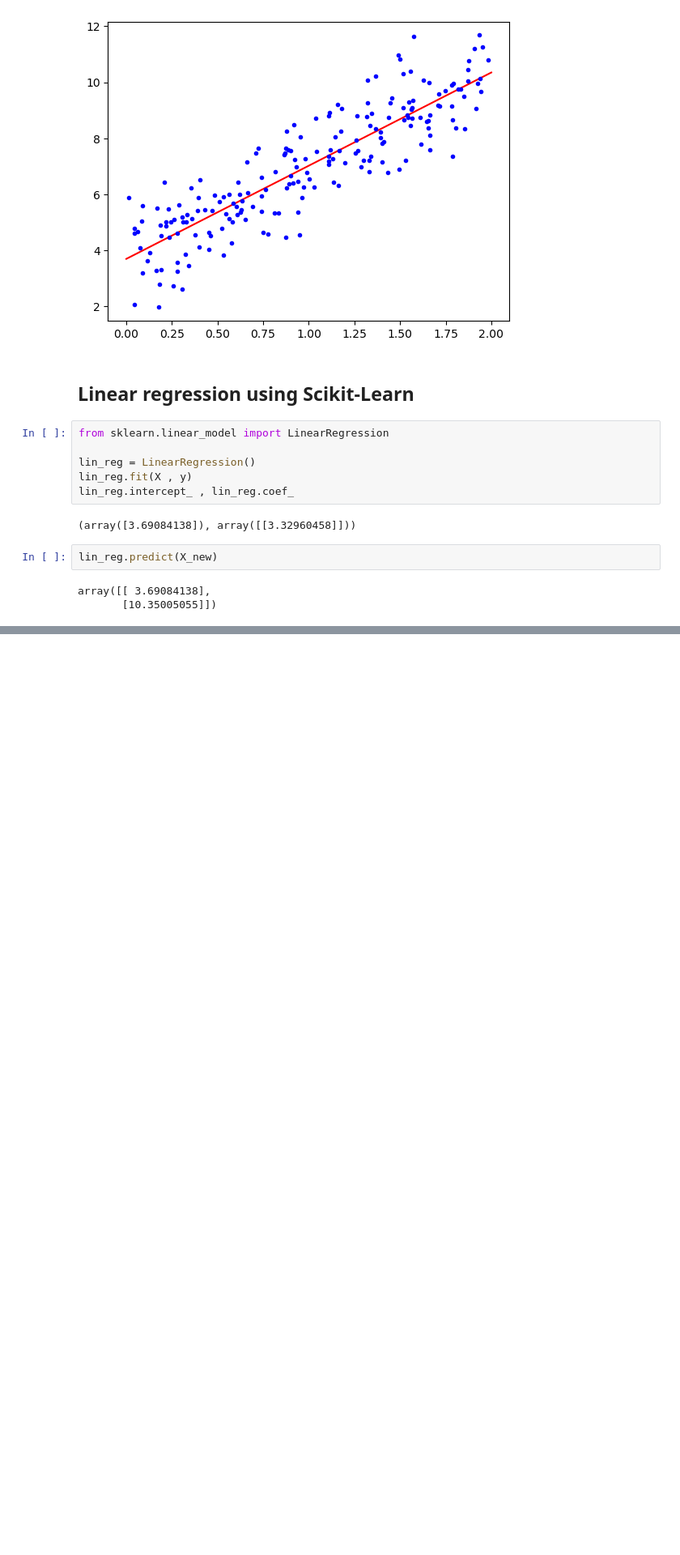
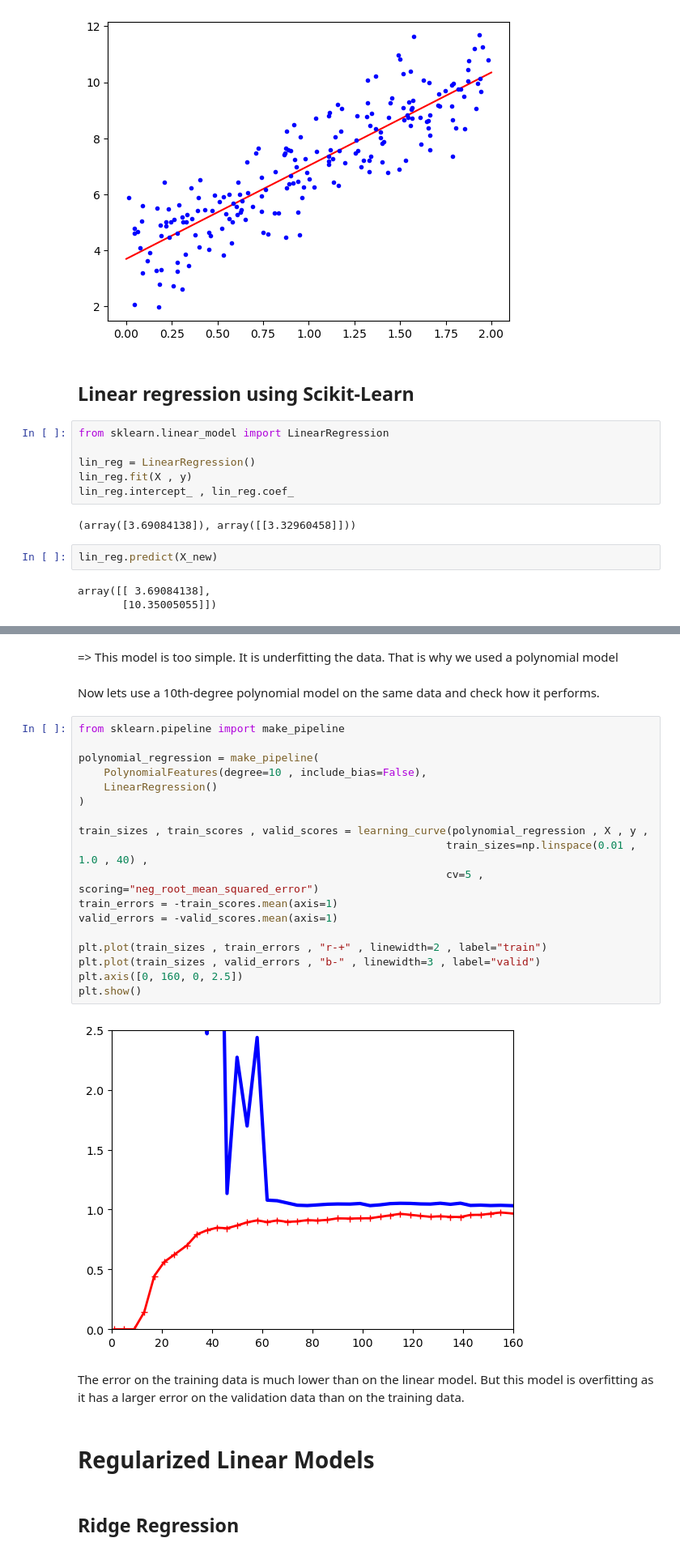
Before and after one commit to vitech-source/Hands-on_ML, a Jupyter notebook: 04_training_models.ipynb, the cells around one changed output, grey strips where cells are left out. Shown at 81% size. Drawn from its saved outputs; the diff is of its cells as text; blank space fills up the shorter version.

```diff
--- a/04_training_models.ipynb
+++ b/04_training_models.ipynb
@@ -68,0 +192,30 @@ array([[ 3.69084138],
+# %% [markdown]
+=> This model is too simple. It is underfitting the data. That is why we used a polynomial model
+# %% [markdown]
+Now lets use a 10th-degree polynomial model on the same data and check how it performs.
+# %%
+from sklearn.pipeline import make_pipeline
+
+polynomial_regression = make_pipeline(
+    PolynomialFeatures(degree=10 , include_bias=False),
+    LinearRegression()
+)
+
+train_sizes , train_scores , valid_scores = learning_curve(polynomial_regression , X , y ,
+                                                          train_sizes=np.linspace(0.01 , 1.0 , 40) ,
+                                                          cv=5 , scoring="neg_root_mean_squared_error")
+train_errors = -train_scores.mean(axis=1)
+valid_errors = -valid_scores.mean(axis=1)
+
+plt.plot(train_sizes , train_errors , "r-+" , linewidth=2 , label="train")
+plt.plot(train_sizes , valid_errors , "b-" , linewidth=3 , label="valid")
+plt.axis([0, 160, 0, 2.5])
+plt.show()
+# %% [output]
+[figure, added]
+# %% [markdown]
+The error on the training data is much lower than on the linear model. But this model is overfitting as it has a larger error on the validation data than on the training data.
+# %% [markdown]
+# Regularized Linear Models
+# %% [markdown]
+## Ridge Regression
```
Also changed, not shown: parts of 49 cells of this notebook.
